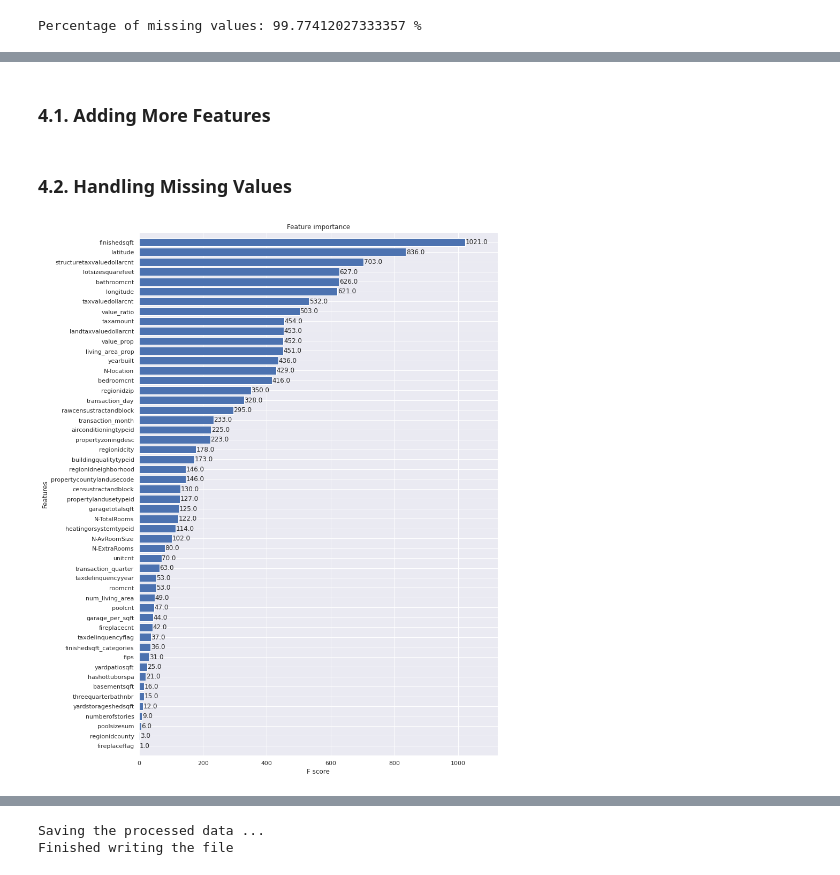
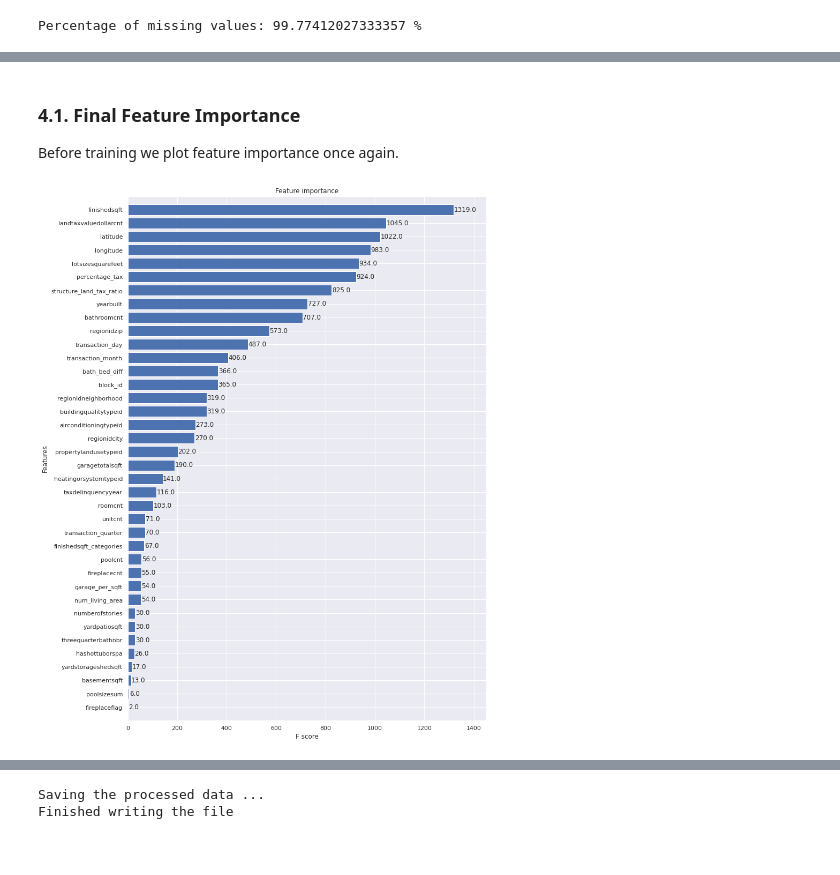
Before and after one commit to suryaParyanta/CZ4041, a Jupyter notebook: notebooks/explanatory_data_analysis.ipynb, the cells around one changed output, grey strips where cells are left out. Saved outputs shown, nothing was run; the diff lists cells and outputs as text; code cells hidden in the pictures.

```diff
--- a/notebooks/explanatory_data_analysis.ipynb
+++ b/notebooks/explanatory_data_analysis.ipynb
@@ -487,0 +671,12 @@ All of these features are categorical variables. We observed that there are a lo
+# %%
+# recover some missing data
+properties['landtaxvaluedollarcnt'] = properties['taxvaluedollarcnt'] - properties['structuretaxvaluedollarcnt']
+
+# add new features
+properties['percentage_tax'] = properties['taxamount'] / properties['taxvaluedollarcnt']
+properties['structure_land_tax_ratio'] = properties['landtaxvaluedollarcnt'] / properties['structuretaxvaluedollarcnt']
+
+# drop_columns
+drop_columns.add('taxvaluedollarcnt')
+drop_columns.add('structuretaxvaluedollarcnt')
+drop_columns.add('taxamount')
@@ -488 +687,6 @@ All of these features are categorical variables. We observed that there are a lo
+# %%
+properties[['taxdelinquencyflag', 'taxdelinquencyyear']].dropna()
+
+# drop column
+drop_columns.add('taxdelinquencyflag')
 # %% [markdown]
@@ -818,0 +1007,5 @@ drop_columns
+# %%
+# drop column
+drop_columns.add('assessmentyear')
+
+properties['assessmentyear'].value_counts()
@@ -823,2 +1085,0 @@ In this section we will add more features that haven't been mentioned on previou
-# %% [markdown]
-### 4.1. Adding More Features
@@ -851,5 +1086,3 @@ def add_time_features(df):
-# %% [markdown]
-### 4.2. Handling Missing Values
 # %%
 df_train = train.merge(properties, how = 'left', on = 'parcelid')
 df_test = test.merge(properties, how = 'left', on = 'parcelid')
@@ -859,21 +1092,13 @@ df_train = add_time_features(df_train)
 df_test['transactiondate'] = pd.Timestamp('2016-12-01')
 df_test = add_time_features(df_test)
 
-# remove unused variables
-del properties, train
-gc.collect()
-
 # drop columns
-
 df_train = df_train.drop(drop_columns, axis=1)
 df_test = df_test.drop(drop_columns, axis=1)
 
 # normalize very big data
 df_train[['latitude', 'longitude']] /= 1e6
 df_test[['latitude', 'longitude']] /= 1e6
-
-df_train['censustractandblock'] /= 1e12
-df_test['censustractandblock'] /= 1e12
 
 # Handling missing values
 # Replace inf with nan
@@ -883,7 +1108,7 @@ df_test.replace([np.inf, -np.inf], np.nan, inplace=True)
 # median imputer
 from sklearn.impute import SimpleImputer
 
-median_cols = ['num_living_area', 'finishedsqft', 'buildingqualitytypeid', 'lotsizesquarefeet']
+median_cols = ['num_living_area', 'finishedsqft', 'lotsizesquarefeet', 'yearbuilt']
 median_imputer = SimpleImputer(missing_values=np.nan, strategy='median')
 df_train[median_cols] = median_imputer.fit_transform(df_train[median_cols])
 df_test[median_cols] = median_imputer.transform(df_test[median_cols]) # do not fit into test data
@@ -903,34 +1128,39 @@ for c in df_test.columns:
     if df_test[c].dtype == 'object':
         lbl.fit(list(df_test[c].values))
         df_test[c] = lbl.transform(list(df_test[c].values))
+
+# remove unused variables
+del properties, train
+gc.collect();
+# %% [markdown]
+### 4.1. Final Feature Importance
+
+Before training we plot feature importance once again.
 # %%
 # remove unnecessary columns
 x_train = df_train.drop(['parcelid',
                          'logerror',
                          'transactiondate'], axis=1)
-#                          'propertyzoningdesc',
-#                          'propertycountylandusecode'], axis=1)
 y_train = df_train['logerror'].values
 
-x_test = df_test.drop(['parcelid', 'transactiondate',#'propertyzoningdesc', 'propertycountylandusecode',
-                       '201610', '201611', '201612', '201710', '201711', '201712'],
-                      axis = 1)
+x_test = df_test.drop(['parcelid', 'transactiondate',
+                       '201610', '201611', '201612', '201710', '201711', '201712'],axis = 1)
 
 # statistical test
 xgb_params = {
     'eta': 0.05,
     'max_depth': 8,
     'subsample': 0.7,
     'colsample_bytree': 0.7,
     'objective': 'reg:squarederror',
     'seed' : 0
 }
 dtrain = xgb.DMatrix(x_train, y_train, feature_names=x_train.columns.values)
 model = xgb.train(dict(xgb_params), dtrain, num_boost_round=150)
 
 # plot the important features
 fig, ax = plt.subplots(figsize=(12,18))
 xgb.plot_importance(model, max_num_features=65, height=0.8, ax=ax)
 plt.show()
 # %% [output]
-[figure, old version]
+[figure, new version]
```
Also changed, not shown: parts of 56 cells of this notebook.
